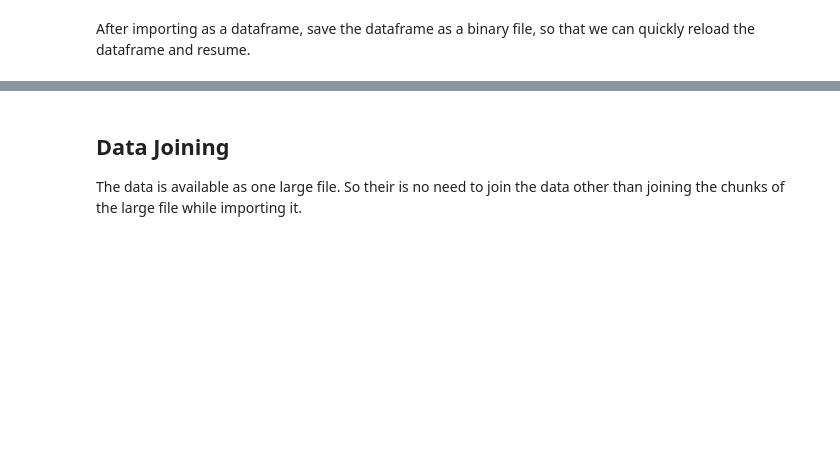
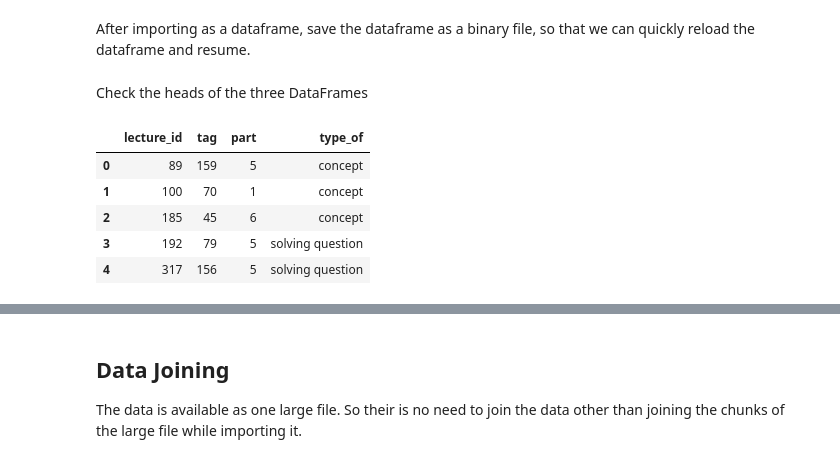
Before and after one commit to allen44/capstone-2, a Jupyter notebook: notebooks/Capstone_2_Data_Cleaning.ipynb, the cells around one changed output, grey strips where cells are left out. Saved outputs shown, nothing was run; the diff lists cells and outputs as text; code cells hidden in the pictures; blank space fills up the shorter version.

```diff
--- a/notebooks/Capstone_2_Data_Cleaning.ipynb
+++ b/notebooks/Capstone_2_Data_Cleaning.ipynb
@@ -82,3 +82,14 @@ train_pkl_path = Path('../data/interim/train.pkl.gzip')
 df_lectures.to_pickle(lectures_pkl_path)
 df_questions.to_pickle(questions_pkl_path)
 df_train.to_pickle(train_pkl_path)
+# %% [markdown]
+Check the heads of the three DataFrames
+# %%
+df_lectures.head()
+# %% [output]
+|  | lecture_id | tag | part | type_of |
+| 0 | 89 | 159 | 5 | concept |
+| 1 | 100 | 70 | 1 | concept |
+| 2 | 185 | 45 | 6 | concept |
+| 3 | 192 | 79 | 5 | solving question |
+| 4 | 317 | 156 | 5 | solving question |
```
Also changed, not shown: parts of 29 cells of this notebook, 3 other files.
